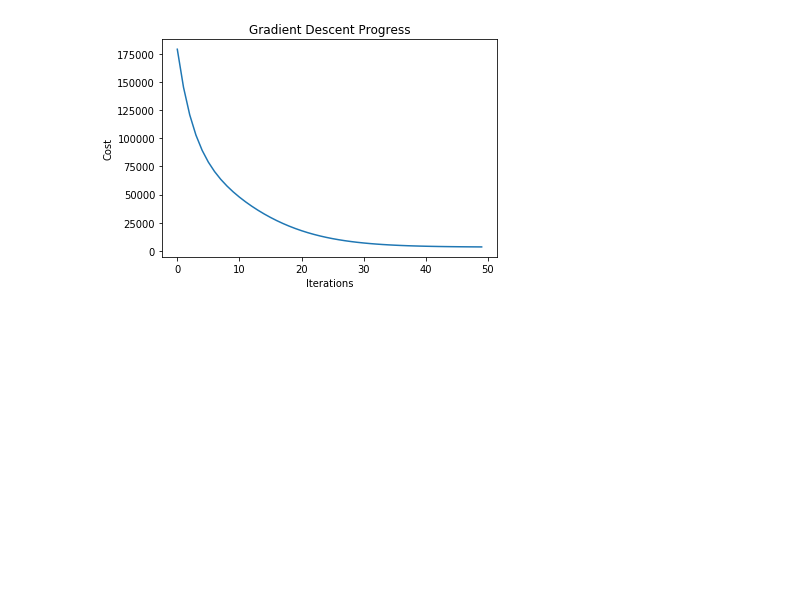
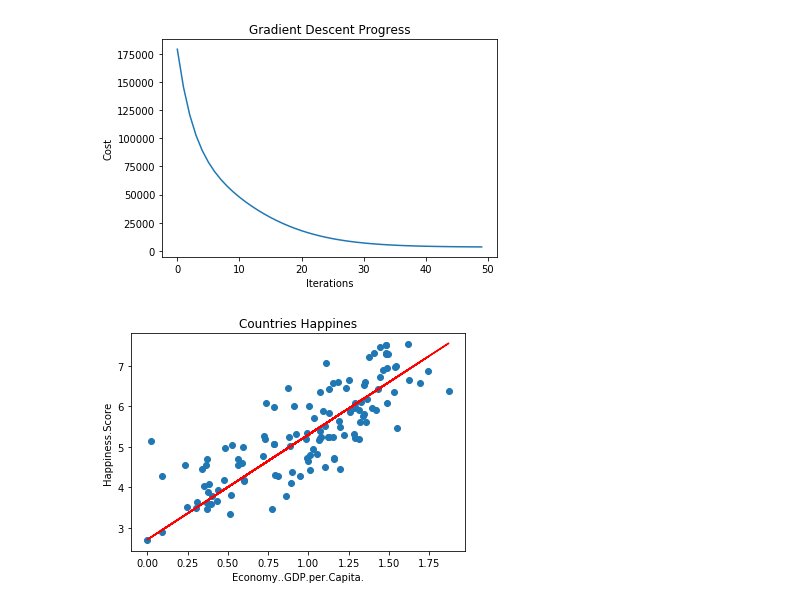
Before and after one commit to trekhleb/homemade-machine-learning, a Jupyter notebook: src/linear_regression/linear_regression_demo.ipynb, the cells around one changed output. Saved outputs shown, nothing was run; the diff lists cells and outputs as text; code cells hidden in the pictures; blank space fills up the shorter version.

Commit message:
Print predictions.

```diff
--- a/src/linear_regression/linear_regression_demo.ipynb
+++ b/src/linear_regression/linear_regression_demo.ipynb
@@ -86,0 +85,12 @@ predictions = linear_regression.predict(x_test)
+# %%
+predictions = linear_regression.predict(x_train)
+
+# Plot training data with predictions.
+plt.scatter(x_train, y_train)
+plt.plot(x_train, predictions, 'r')
+plt.xlabel('Economy..GDP.per.Capita.')
+plt.ylabel('Happiness.Score')
+plt.title('Countries Happines')
+plt.show()
+# %% [output]
+[figure, added]
```
Also changed, not shown: parts of 2 cells of this notebook.
